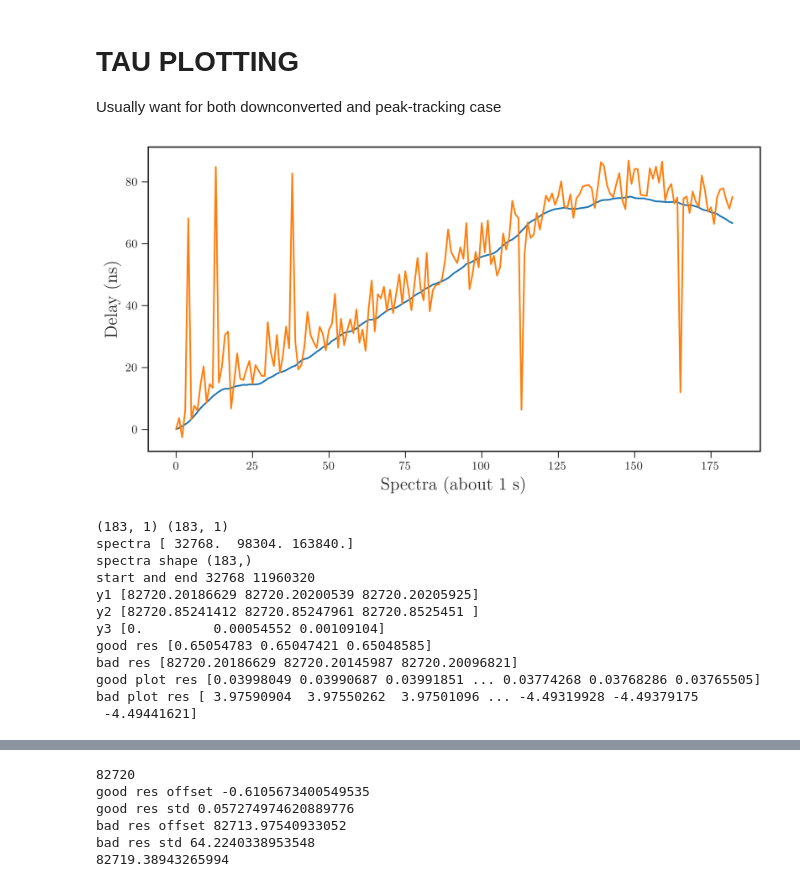
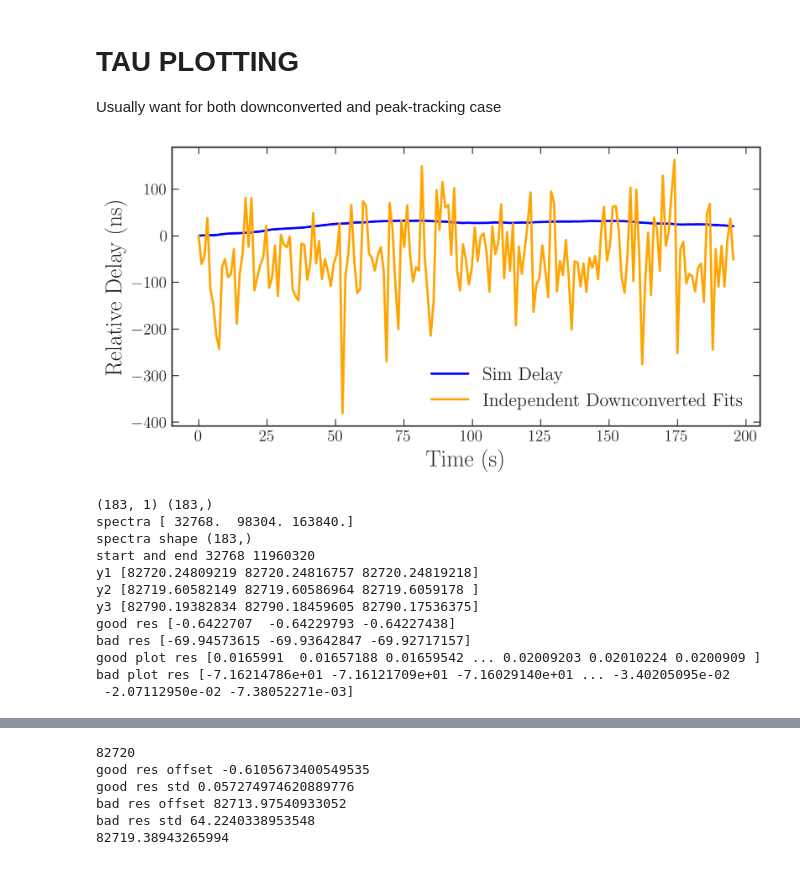
Before and after one commit to ALBATROS-Experiment/albatros_analysis, a Jupyter notebook: scripts/sim_plots.ipynb, the cells around one changed output, grey strips where cells are left out. Drawn from its saved outputs; the diff is of its cells as text; code cells hidden in the pictures.

```diff
--- a/scripts/sim_plots.ipynb
+++ b/scripts/sim_plots.ipynb
@@ -579,10 +519,18 @@ Load in the data from fine timing
 # %%
 path1 = '/scratch/thomasb/sim_finetiming/delay_results.npz'
 path2 = '/scratch/thomasb/sim_finetiming/delay_results_v2.npz'
+
+d = np.load(path1)
 print(d)
-tausz_carrier = -d['taus_carrier']
-tau0_carrier = -d['net_carrier']
-tausz_downc = -d['taus_downc'] + d['taus_downc'][0]
+
+#SINGLE
+tausz_carrier = -d['taus_small']
+tau0_carrier = -d['net']
+
+#MANY
+# tausz_carrier = -d['taus_carrier']
+# tau0_carrier = -d['net_carrier']
+# tausz_downc = -d['taus_downc'] + d['taus_downc'][0]
 #errs = d['errs']
 # %% [output]
 NpzFile '/scratch/thomasb/sim_finetiming/delay_results.npz' with keys: taus_small, net, errs
@@ -765,8 +710,9 @@ fit = AtA_inv @ Atd
 # Total parameters for tau: ntime * (nant-1)
 bs = nant - 1
 print(bs, 'Baselines')
-tau_downsample = fit[:nvis]
-print('taus:', tau_downsample[:10])
+taus_downc = -fit[:nvis]
+tausz_downc = taus_downc - taus_downc[0]
+print('taus:', tausz_downc[:10])
 phi_downsample = fit[nvis:]
 print('phis:', phi_downsample[:3])
 
@@ -794,18 +737,36 @@ print(tau_downsample.shape)
 # TAU PLOTTING
 Usually want for both downconverted and peak-tracking case
 # %%
-plt.figure(figsize=(10,5))
-plt.plot(tausz_carrier, label='actual taus')
-plt.plot(tausz_downc, label='indep downsample fits')
-plt.ylabel('Delay (ns)')
-plt.xlabel('Spectra (about 1 s)')
+fig, ax = plt.subplots(
+    figsize=(8, 4),
+    constrained_layout=True
+)
+times = np.arange(len(tausz_carrier)) * 1024 * 4096/250e6 * 64
+
+ax.plot(times, tausz_carrier, label="Sim Delay", lw=2, color="blue")
+ax.plot(times, tausz_downc, label="Independent Downconverted Fits", lw=2, color="orange")
+
+ax.set_ylabel("Relative Delay (ns)")
+ax.set_xlabel("Time (s)")
+
+ax.legend(loc="lower right", frameon=False)
+
+ax.tick_params(direction="in", top=True, right=True)
+
+
+plt.savefig(
+    f"/home/thomasb/albatros_analysis/scripts/orbcomm/paper_plots/fitted_taus_{version}_bad.png",
+    bbox_inches="tight",
+    dpi=300
+)
+
 plt.show()
 # %% [output]
-[figure, old version]
+[figure, new version]
 # %%
 #define the taus
 good_taus = taus_carrier
-bad_taus = np.unwrap(tausz_downc)
+bad_taus = taus_downc
 print(good_taus.shape, bad_taus.shape)
 
 #the baseband spectra that correspond to the timing solution are in the CENTER of the acclen
@@ -844,15 +805,15 @@ res_plot_bad = res_bad - np.mean(res_bad)
 print('good plot res', res_plot_good)
 print('bad plot res', res_plot_bad)
 # %% [output]
-(183, 1) (183, 1)
+(183, 1) (183,)
 spectra [ 32768.  98304. 163840.]
 spectra shape (183,)
 start and end 32768 11960320
-y1 [82720.20186629 82720.20200539 82720.20205925]
-y2 [82720.85241412 82720.85247961 82720.8525451 ]
-y3 [0.         0.00054552 0.00109104]
-good res [0.65054783 0.65047421 0.65048585]
-bad res [82720.20186629 82720.20145987 82720.20096821]
-good plot res [0.03998049 0.03990687 0.03991851 ... 0.03774268 0.03768286 0.03765505]
-bad plot res [ 3.97590904  3.97550262  3.97501096 ... -4.49319928 -4.49379175
- -4.49441621]
+y1 [82720.24809219 82720.24816757 82720.24819218]
+y2 [82719.60582149 82719.60586964 82719.6059178 ]
+y3 [82790.19382834 82790.18459605 82790.17536375]
+good res [-0.6422707  -0.64229793 -0.64227438]
+bad res [-69.94573615 -69.93642847 -69.92717157]
+good plot res [0.0165991  0.01657188 0.01659542 ... 0.02009203 0.02010224 0.0200909 ]
+bad plot res [-7.16214786e+01 -7.16121709e+01 -7.16029140e+01 ... -3.40205095e-02
+ -2.07112950e-02 -7.38052271e-03]
```
Also changed, not shown: parts of 25 cells of this notebook, 8 other files.
